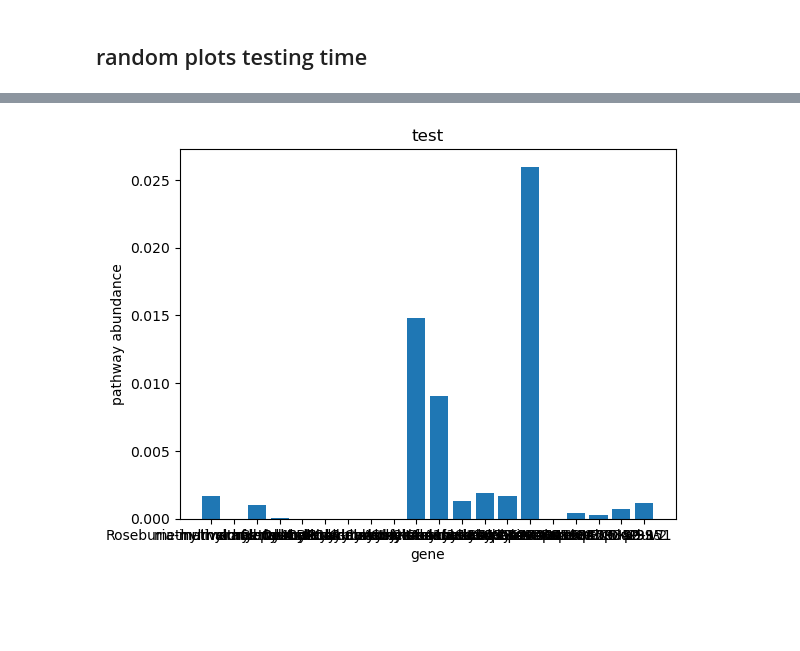
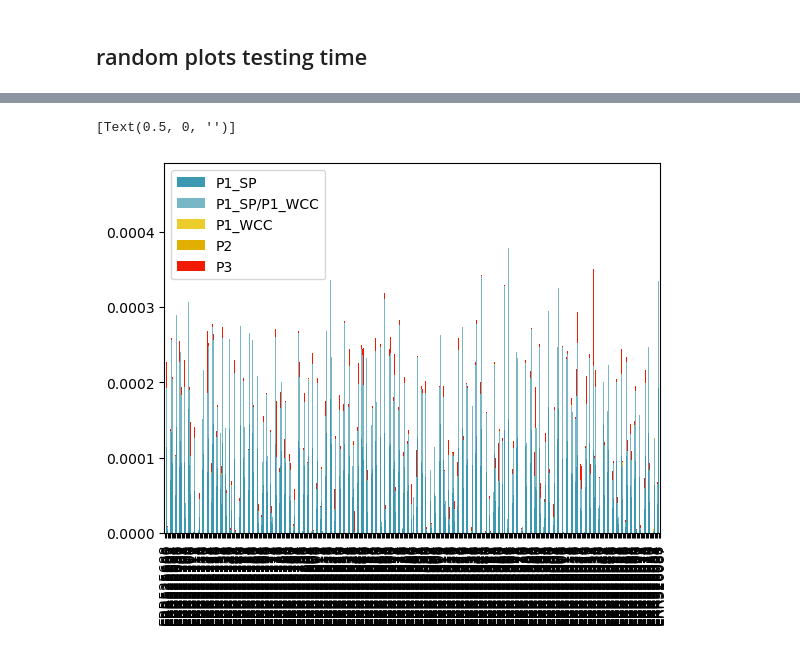
Before and after one commit to daisywyh/cremer_tester, a Jupyter notebook: pathway_abundance/pathway_abundance.ipynb, the cells around one changed output, grey strips where cells are left out. Drawn from its saved outputs; the diff is of its cells as text; code cells hidden in the pictures; blank space fills up the shorter version.

```diff
--- a/pathway_abundance/pathway_abundance.ipynb
+++ b/pathway_abundance/pathway_abundance.ipynb
@@ -339,0 +373,14 @@ overall_pathway_groupby
+# %%
+propionate_overall_pathway_group = propionate_final_hit_table.groupby(["overall_pathway"]).sum()
+
+propionate_overall_pathway_group = propionate_overall_pathway_group.drop("gene_name_short", axis=1)
+
+# for pathway in list(overall_pathway_groupby.index.values):
+
+#     if pathway in pathway_length_dict.keys():
+
+#         overall_pathway_groupby.at[pathway, "pathway_abundance"] /= pathway_length_dict[pathway]
+
+# overall_pathway_groupby.at['P1_SP/P1_WCC', "pathway_abundance"] /= 5.5
+
+propionate_overall_pathway_group
@@ -352,10 +432,49 @@ plt.show()
-# %%
-fig, ax = plt.subplots()
-
-ax.bar(list(gene_short_groupby.index.values), list(gene_short_groupby.pathway_abundance))
-
-ax.set(xlabel="gene", ylabel="pathway abundance", title="test")
-
-plt.show()
-# %% [output]
-[figure, removed]
+# %%
+# fig, ax = plt.subplots()
+
+temp_table = propionate_overall_pathway_group.transpose()
+
+temp_table
+
+P1_SP_list = temp_table["P1_SP"].tolist()
+
+P1_WWC_list = temp_table["P1_WWC"].tolist()
+
+P1_SP_P1_WCC_list = temp_table["P1_SP/P1_WCC"].tolist()
+
+P2_list = temp_table["P2"].tolist()
+
+P3_list = temp_table["P3"].tolist()
+
+samples_list = list(temp_table.index.values)
+
+plottingDF = pd.DataFrame(
+    {'P1_SP': P1_SP_list,
+    "P1_SP/P1_WCC": P1_SP_P1_WCC_list,
+    "P1_WCC": P1_WWC_list,
+    "P2": P2_list,
+    "P3": P3_list},
+    index = samples_list
+)
+
+finalGraph = plottingDF.plot(kind="bar", stacked=True, color = wesanderson.film_palette('Zissou'))
+
+finalGraph.set(xlabel=None)
+
+
+# overall_pathway_graph = sns.barplot()
+
+# overall_pathway_graph = overall_pathway_groupby.plot(kind="bar", stacked=True, color = wesanderson.film_palette('Zissou'), x=)
+
+# overall_pathway_graph.set(xlabel=None)
+
+# plt.bar(list(overall_pathway_groupby.index.values), list(overall_pathway_groupby.pathway_abundance), color=wesanderson.film_palette('Zissou'))
+
+# ax.bar(list(overall_pathway_groupby.index.values), list(overall_pathway_groupby.pathway_abundance))
+
+# ax.set(xlabel="sample", ylabel="pathway abundance", title="overall_pathway_groupby")
+
+# plt.show()
+# %% [output]
+[Text(0.5, 0, '')]
+[figure, added]
```
Also changed, not shown: parts of 19 cells of this notebook.
